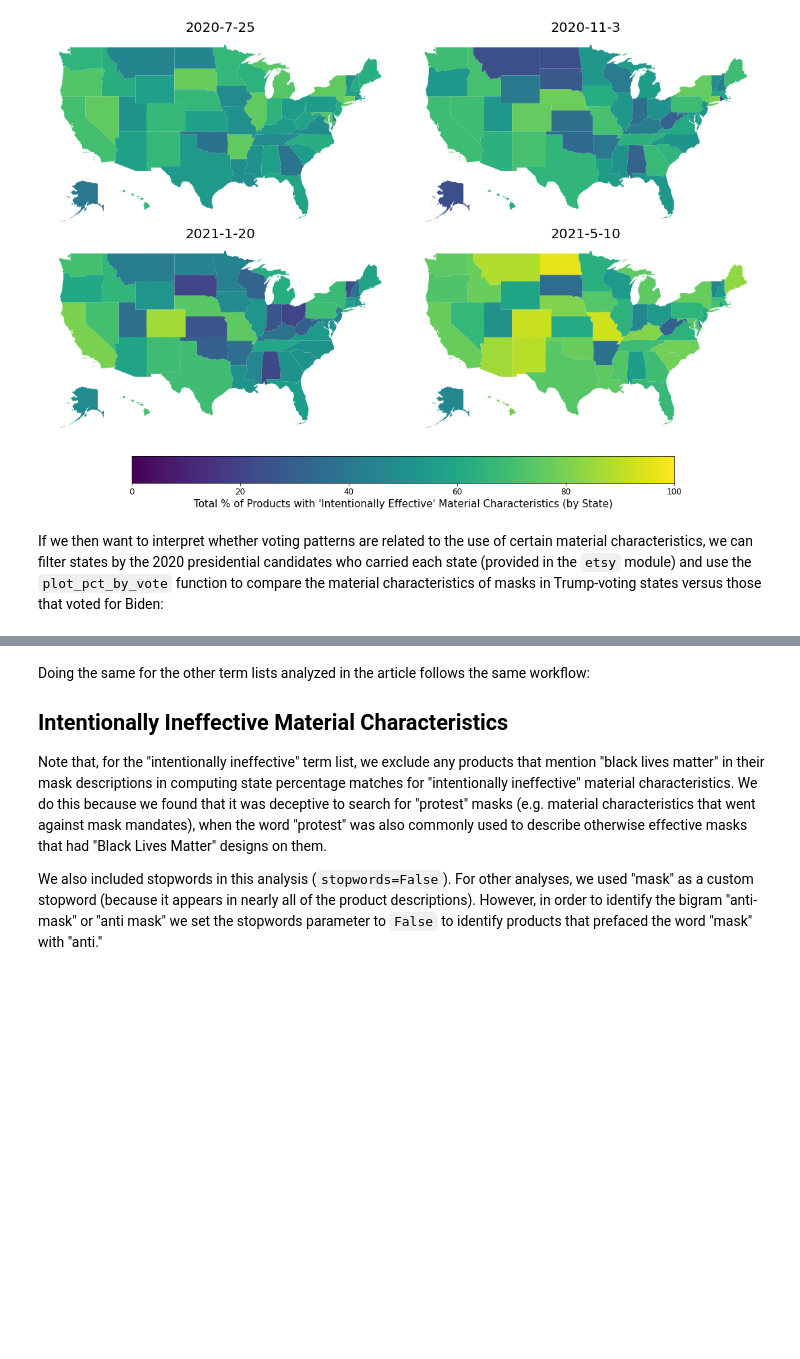
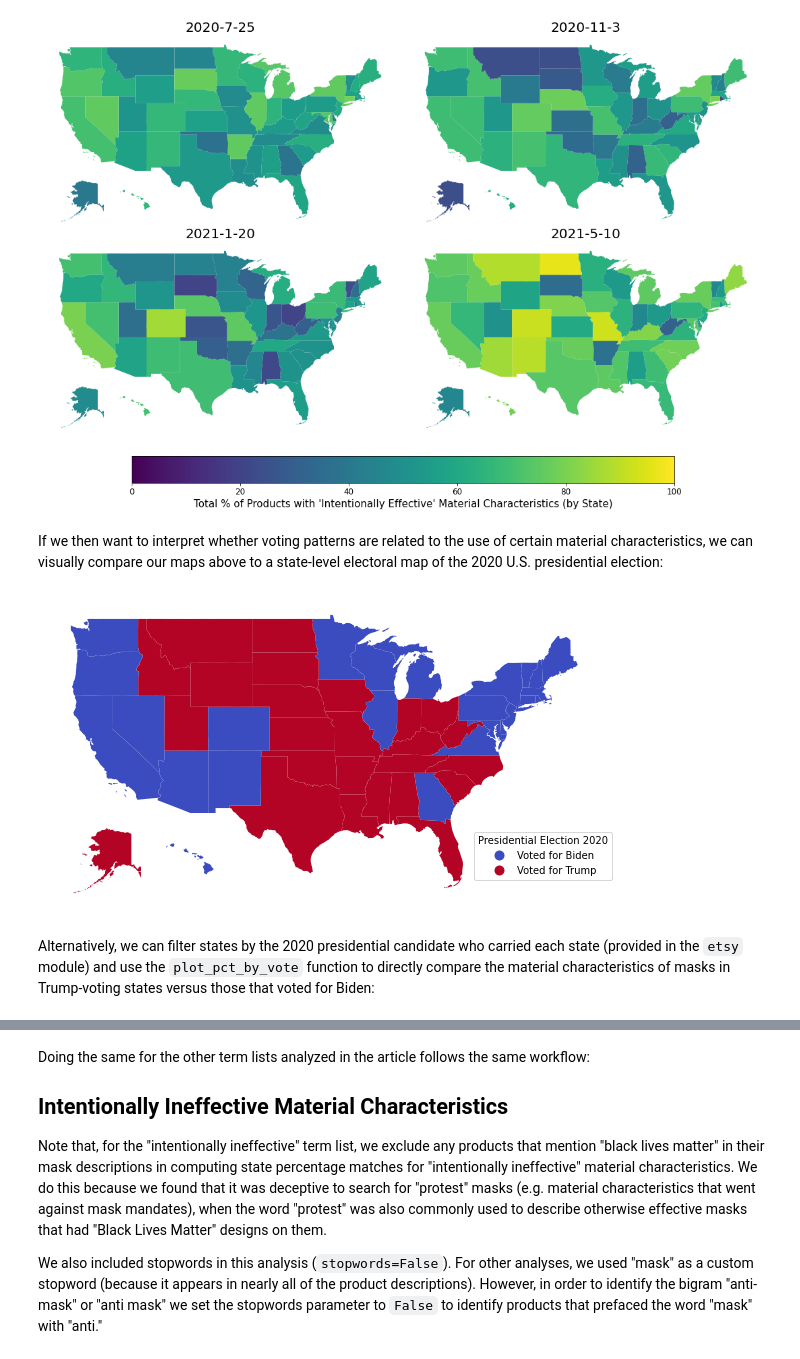
Before and after one commit to jonclindaniel/etsy-masks, a Jupyter notebook: README.ipynb, the cells around one changed output, grey strips where cells are left out. Saved outputs shown, nothing was run; the diff lists cells and outputs as text; code cells hidden in the pictures; blank space fills up the shorter version.

Commit message:
Add code to generate 2020 US electoral map, based on reviewer comments

```diff
--- a/README.ipynb
+++ b/README.ipynb
@@ -70,7 +73,13 @@ etsy.plot_pct_by_state_date(int_eff_state_date,
 # %% [output]
 [figure]
 # %% [markdown]
-If we then want to interpret whether voting patterns are related to the use of certain material characteristics, we can filter states by the 2020 presidential candidates who carried each state (provided in the `etsy` module) and use the `plot_pct_by_vote` function to compare the material characteristics of masks in Trump-voting states versus those that voted for Biden:
+If we then want to interpret whether voting patterns are related to the use of certain material characteristics, we can visually compare our maps above to a state-level electoral map of the 2020 U.S. presidential election:
+# %%
+etsy.plot_2020_electoral_map(states)
+# %% [output]
+[figure, added]
+# %% [markdown]
+Alternatively, we can filter states by the 2020 presidential candidate who carried each state (provided in the `etsy` module) and use the `plot_pct_by_vote` function to directly compare the material characteristics of masks in Trump-voting states versus those that voted for Biden:
 # %%
 biden = int_eff_state_date.loc[etsy.biden]
 trump = int_eff_state_date.loc[etsy.trump]
```
Also changed, not shown: parts of 4 cells of this notebook, 18 other files.
